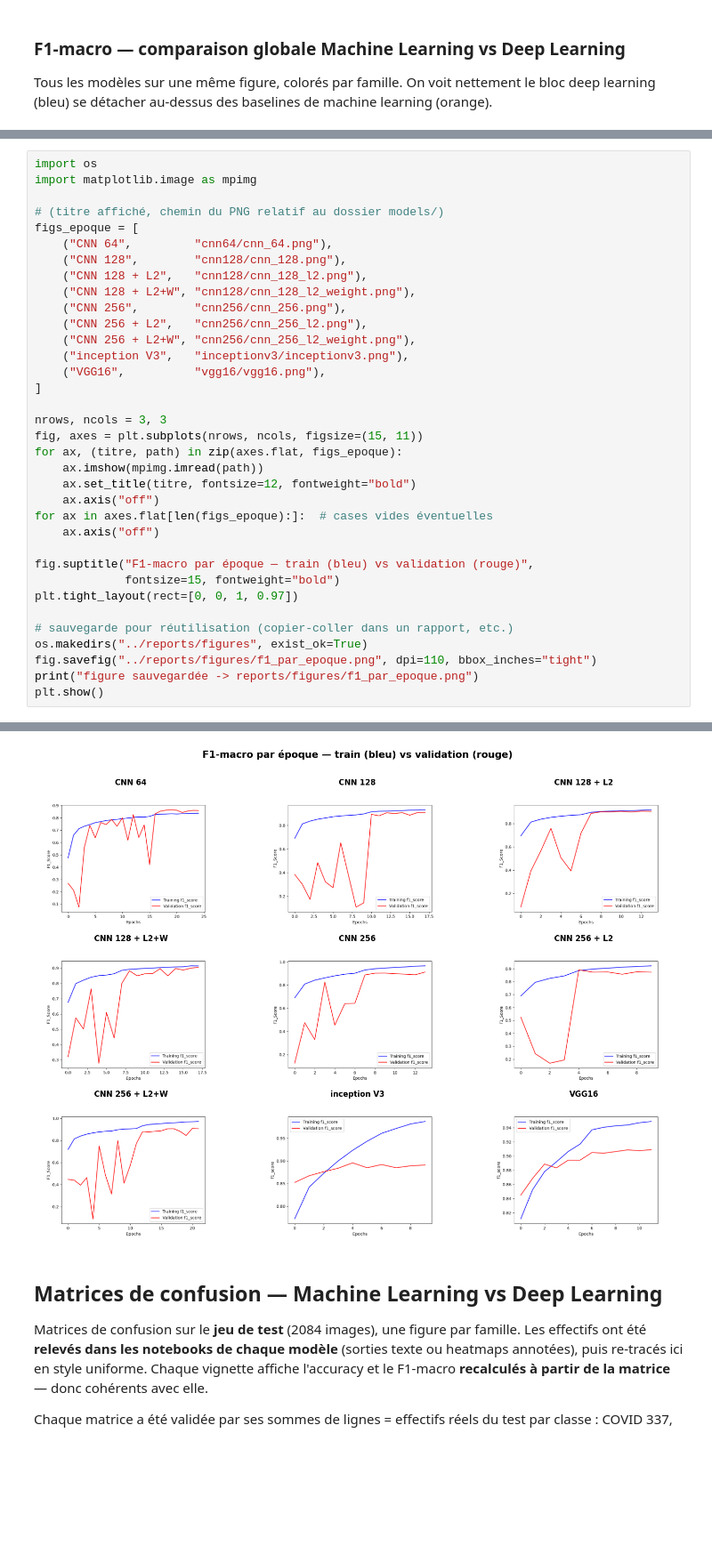
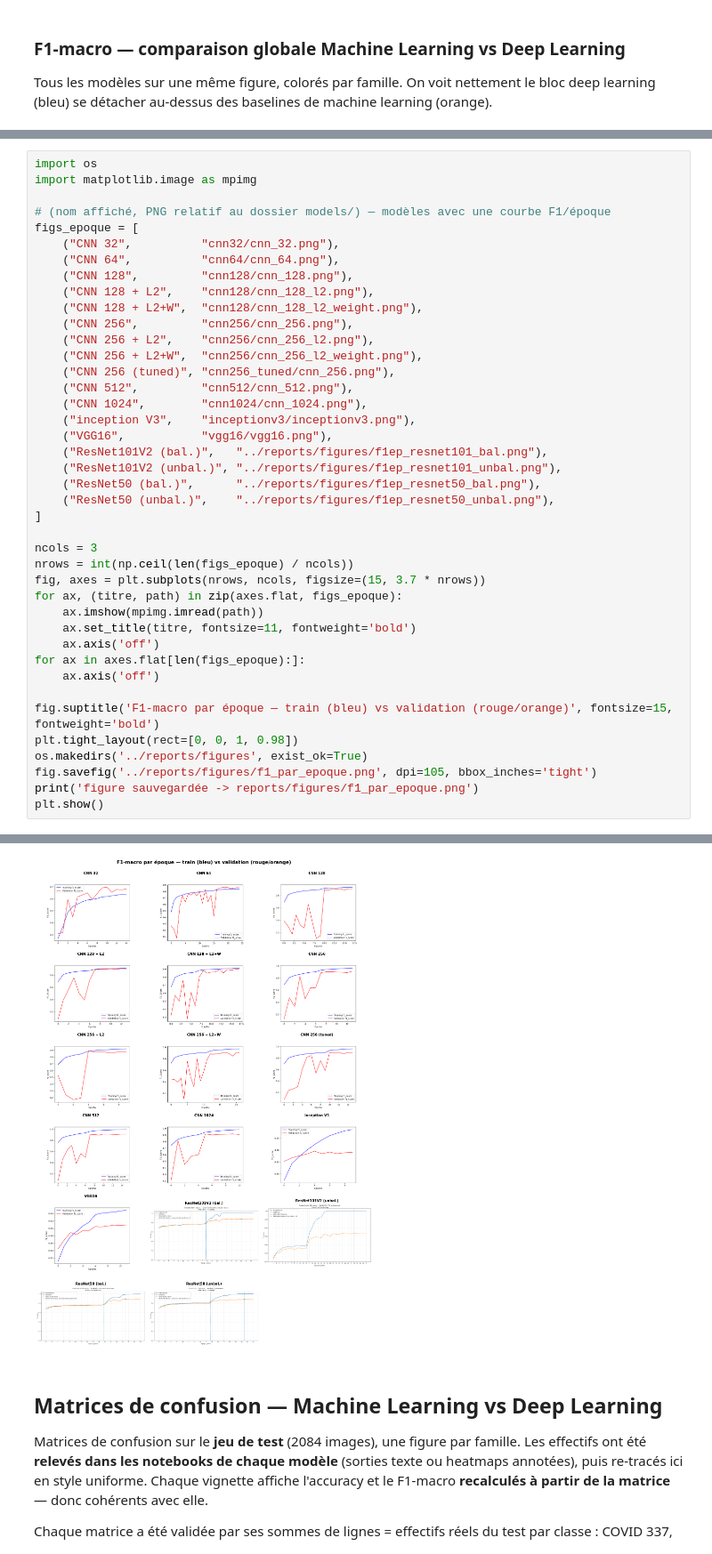
Before and after one commit to cyrilmarat/Liora_Covid, a Jupyter notebook: models/Figures_comparaison.ipynb, the cells around one changed output, grey strips where cells are left out. Shown at 89% size. Cells and saved outputs as stored; diff of their text form; blank space fills up the shorter version.

Commit message:
figure globale

```diff
--- a/models/Figures_comparaison.ipynb
+++ b/models/Figures_comparaison.ipynb
@@ -173,41 +169,47 @@ Limite : chaque vignette garde ses propres axes et son échelle (on tuile des im
 # %%
 import os
 import matplotlib.image as mpimg
 
-# (titre affiché, chemin du PNG relatif au dossier models/)
+# (nom affiché, PNG relatif au dossier models/) — modèles avec une courbe F1/époque
 figs_epoque = [
-    ("CNN 64",         "cnn64/cnn_64.png"),
-    ("CNN 128",        "cnn128/cnn_128.png"),
-    ("CNN 128 + L2",   "cnn128/cnn_128_l2.png"),
-    ("CNN 128 + L2+W", "cnn128/cnn_128_l2_weight.png"),
-    ("CNN 256",        "cnn256/cnn_256.png"),
-    ("CNN 256 + L2",   "cnn256/cnn_256_l2.png"),
-    ("CNN 256 + L2+W", "cnn256/cnn_256_l2_weight.png"),
-    ("inception V3",   "inceptionv3/inceptionv3.png"),
-    ("VGG16",          "vgg16/vgg16.png"),
+    ("CNN 32",          "cnn32/cnn_32.png"),
+    ("CNN 64",          "cnn64/cnn_64.png"),
+    ("CNN 128",         "cnn128/cnn_128.png"),
+    ("CNN 128 + L2",    "cnn128/cnn_128_l2.png"),
+    ("CNN 128 + L2+W",  "cnn128/cnn_128_l2_weight.png"),
+    ("CNN 256",         "cnn256/cnn_256.png"),
+    ("CNN 256 + L2",    "cnn256/cnn_256_l2.png"),
+    ("CNN 256 + L2+W",  "cnn256/cnn_256_l2_weight.png"),
+    ("CNN 256 (tuned)", "cnn256_tuned/cnn_256.png"),
+    ("CNN 512",         "cnn512/cnn_512.png"),
+    ("CNN 1024",        "cnn1024/cnn_1024.png"),
+    ("inception V3",    "inceptionv3/inceptionv3.png"),
+    ("VGG16",           "vgg16/vgg16.png"),
+    ("ResNet101V2 (bal.)",   "../reports/figures/f1ep_resnet101_bal.png"),
+    ("ResNet101V2 (unbal.)", "../reports/figures/f1ep_resnet101_unbal.png"),
+    ("ResNet50 (bal.)",      "../reports/figures/f1ep_resnet50_bal.png"),
+    ("ResNet50 (unbal.)",    "../reports/figures/f1ep_resnet50_unbal.png"),
 ]
 
-nrows, ncols = 3, 3
-fig, axes = plt.subplots(nrows, ncols, figsize=(15, 11))
+ncols = 3
+nrows = int(np.ceil(len(figs_epoque) / ncols))
+fig, axes = plt.subplots(nrows, ncols, figsize=(15, 3.7 * nrows))
 for ax, (titre, path) in zip(axes.flat, figs_epoque):
     ax.imshow(mpimg.imread(path))
-    ax.set_title(titre, fontsize=12, fontweight="bold")
-    ax.axis("off")
-for ax in axes.flat[len(figs_epoque):]:  # cases vides éventuelles
-    ax.axis("off")
+    ax.set_title(titre, fontsize=11, fontweight='bold')
+    ax.axis('off')
+for ax in axes.flat[len(figs_epoque):]:
+    ax.axis('off')
 
-fig.suptitle("F1-macro par époque — train (bleu) vs validation (rouge)",
-             fontsize=15, fontweight="bold")
-plt.tight_layout(rect=[0, 0, 1, 0.97])
-
-# sauvegarde pour réutilisation (copier-coller dans un rapport, etc.)
-os.makedirs("../reports/figures", exist_ok=True)
-fig.savefig("../reports/figures/f1_par_epoque.png", dpi=110, bbox_inches="tight")
-print("figure sauvegardée -> reports/figures/f1_par_epoque.png")
+fig.suptitle('F1-macro par époque — train (bleu) vs validation (rouge/orange)', fontsize=15, fontweight='bold')
+plt.tight_layout(rect=[0, 0, 1, 0.98])
+os.makedirs('../reports/figures', exist_ok=True)
+fig.savefig('../reports/figures/f1_par_epoque.png', dpi=105, bbox_inches='tight')
+print('figure sauvegardée -> reports/figures/f1_par_epoque.png')
 plt.show()
 # %% [output]
 figure sauvegardée -> reports/figures/f1_par_epoque.png
-[figure, old version]
+[figure, new version]
 # %% [markdown]
 ## Matrices de confusion — Machine Learning vs Deep Learning
 
```
Also changed, not shown: parts of 7 cells of this notebook, 13 other files.
